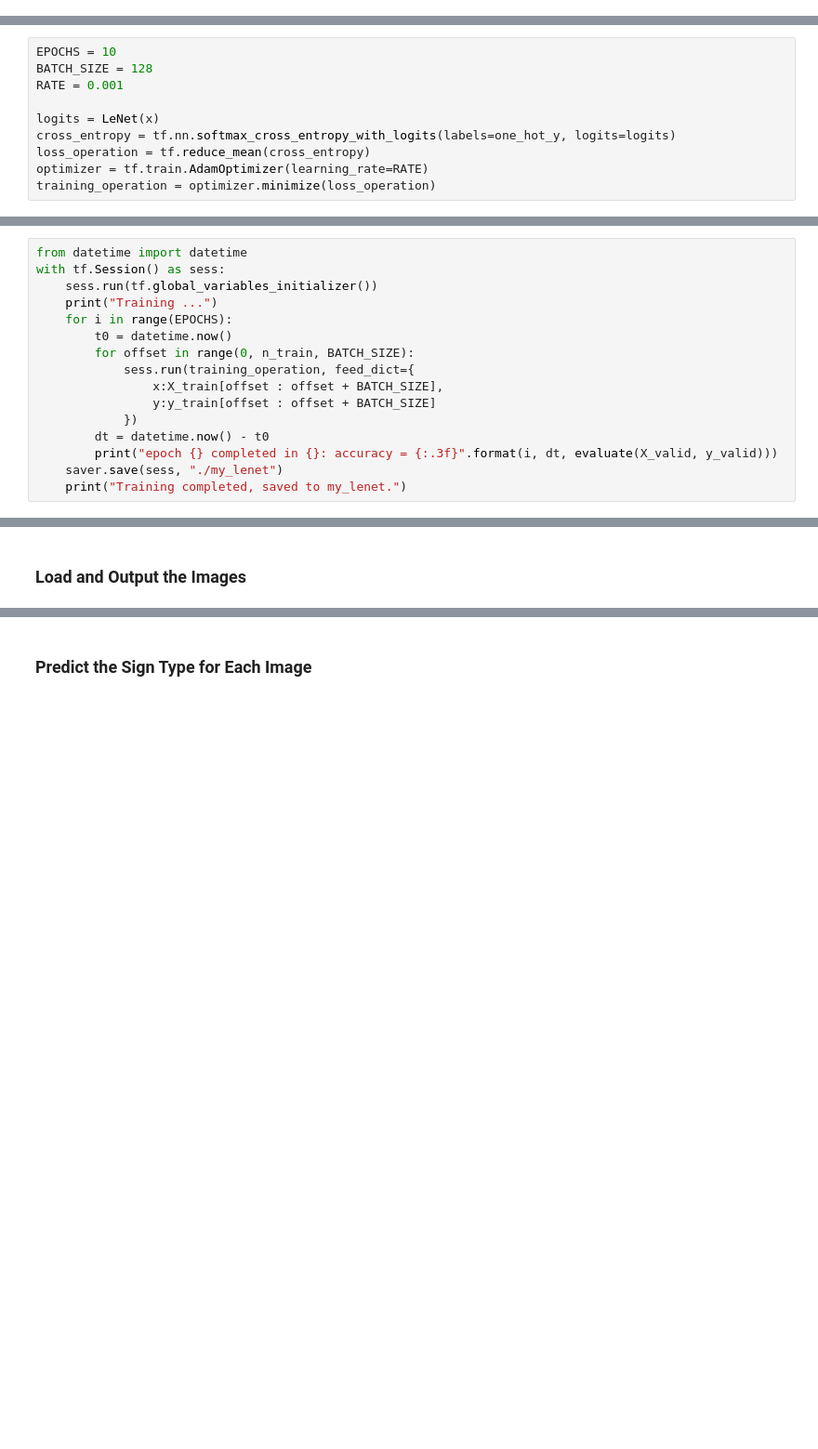
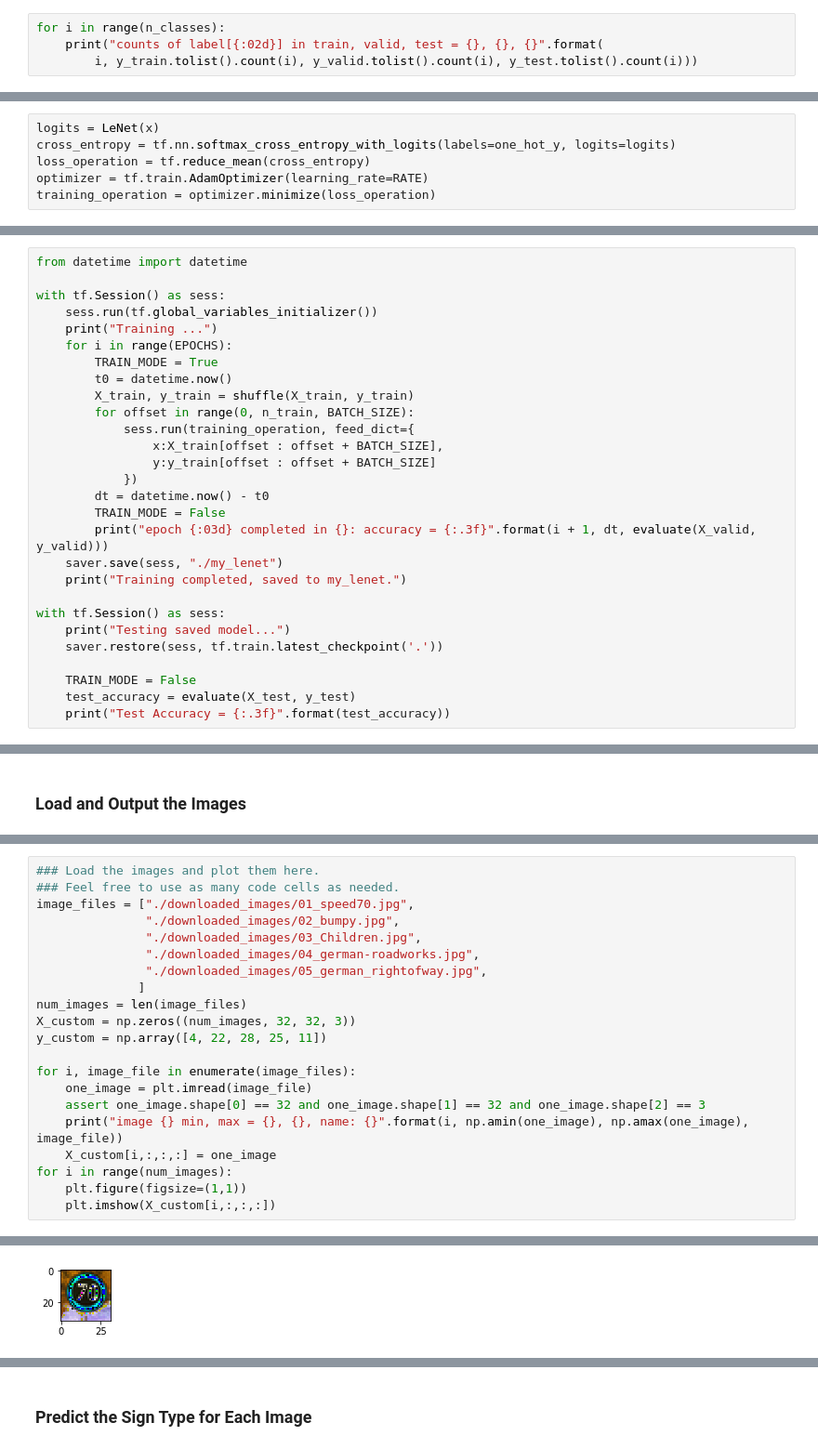
Before and after one commit to jien-cao/udacity_av, a Jupyter notebook: CarND-Traffic-Sign-Classifier-Project/Traffic_Sign_Classifier.ipynb, the cells around one changed output, grey strips where cells are left out. Shown: that part at 93% size. Drawn from its saved outputs; the diff is of its cells as text; blank space fills up the shorter version.

```diff
--- a/CarND-Traffic-Sign-Classifier-Project/Traffic_Sign_Classifier.ipynb
+++ b/CarND-Traffic-Sign-Classifier-Project/Traffic_Sign_Classifier.ipynb
@@ -119,0 +122,4 @@ print(y_train[0])
+# %%
+for i in range(n_classes):
+    print("counts of label[{:02d}] in train, valid, test = {}, {}, {}".format(
+        i, y_train.tolist().count(i), y_valid.tolist().count(i), y_test.tolist().count(i)))
@@ -207,10 +252,6 @@ x = tf.placeholder(tf.float32, (None, 32, 32, 3))
 y = tf.placeholder(tf.int32, (None))
 one_hot_y = tf.one_hot(y, n_classes)
 # %%
-EPOCHS = 10
-BATCH_SIZE = 128
-RATE = 0.001
-
 logits = LeNet(x)
 cross_entropy = tf.nn.softmax_cross_entropy_with_logits(labels=one_hot_y, logits=logits)
 loss_operation = tf.reduce_mean(cross_entropy)
@@ -244,18 +305,30 @@ sets imply underfitting. A high accuracy on the training set but low accuracy on
 # %%
 from datetime import datetime
+
 with tf.Session() as sess:
     sess.run(tf.global_variables_initializer())
     print("Training ...")
     for i in range(EPOCHS):
+        TRAIN_MODE = True
         t0 = datetime.now()
+        X_train, y_train = shuffle(X_train, y_train)
         for offset in range(0, n_train, BATCH_SIZE):
             sess.run(training_operation, feed_dict={
                 x:X_train[offset : offset + BATCH_SIZE],
                 y:y_train[offset : offset + BATCH_SIZE]
             })
         dt = datetime.now() - t0
-        print("epoch {} completed in {}: accuracy = {:.3f}".format(i, dt, evaluate(X_valid, y_valid)))
+        TRAIN_MODE = False
+        print("epoch {:03d} completed in {}: accuracy = {:.3f}".format(i + 1, dt, evaluate(X_valid, y_valid)))
     saver.save(sess, "./my_lenet")
     print("Training completed, saved to my_lenet.")
+
+with tf.Session() as sess:
+    print("Testing saved model...")
+    saver.restore(sess, tf.train.latest_checkpoint('.'))
+
+    TRAIN_MODE = False
+    test_accuracy = evaluate(X_test, y_test)
+    print("Test Accuracy = {:.3f}".format(test_accuracy))
 # %% [output]
 Training ...
@@ -295,0 +361,22 @@ You may find `signnames.csv` useful as it contains mappings from the class id (i
+# %%
+### Load the images and plot them here.
+### Feel free to use as many code cells as needed.
+image_files = ["./downloaded_images/01_speed70.jpg",
+               "./downloaded_images/02_bumpy.jpg",
+               "./downloaded_images/03_Children.jpg",
+               "./downloaded_images/04_german-roadworks.jpg",
+               "./downloaded_images/05_german_rightofway.jpg",
+              ]
+num_images = len(image_files)
+X_custom = np.zeros((num_images, 32, 32, 3))
+y_custom = np.array([4, 22, 28, 25, 11])
+
+for i, image_file in enumerate(image_files):
+    one_image = plt.imread(image_file)
+    assert one_image.shape[0] == 32 and one_image.shape[1] == 32 and one_image.shape[2] == 3
+    print("image {} min, max = {}, {}, name: {}".format(i, np.amin(one_image), np.amax(one_image), image_file))
+    X_custom[i,:,:,:] = one_image
+for i in range(num_images):
+    plt.figure(figsize=(1,1))
+    plt.imshow(X_custom[i,:,:,:])
+# %% [output]
@@ -295,0 +388 @@ You may find `signnames.csv` useful as it contains mappings from the class id (i
+[figure, added]
```
Also changed, not shown: parts of 14 cells of this notebook, 9 other files.
